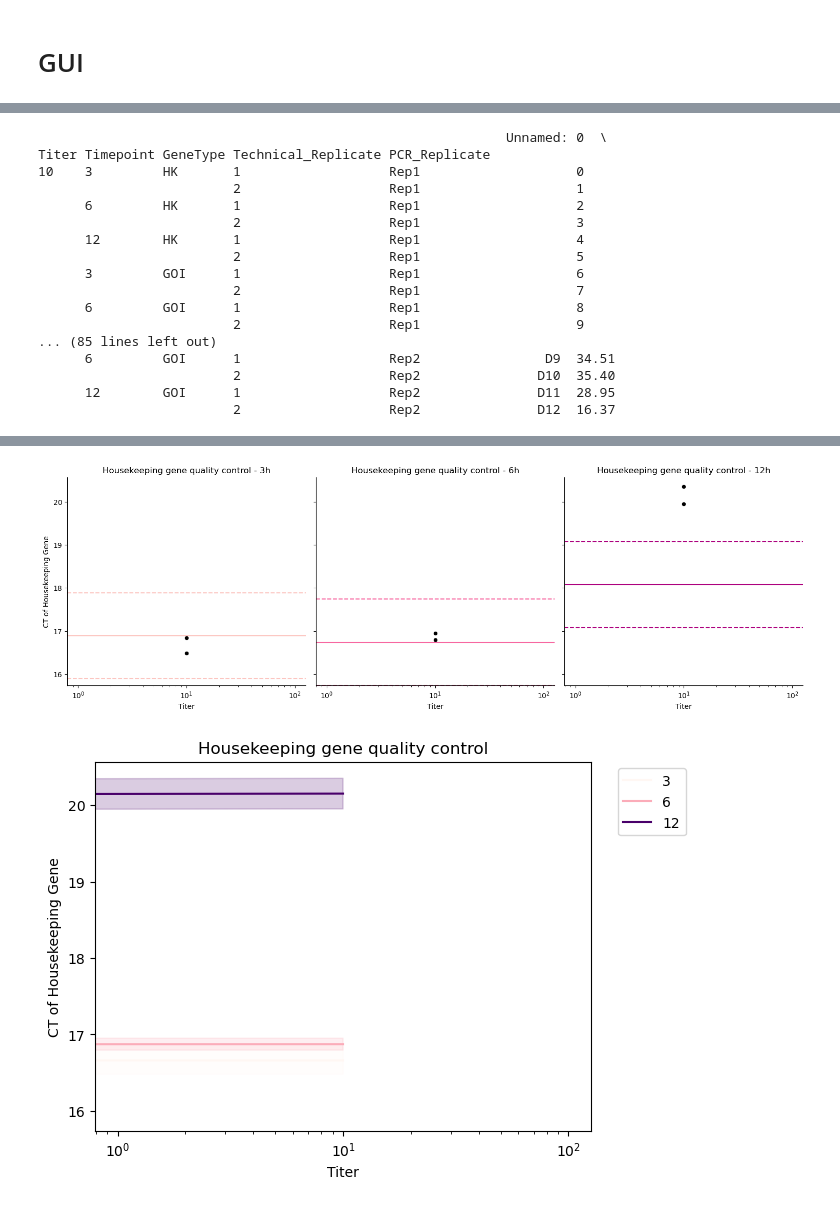
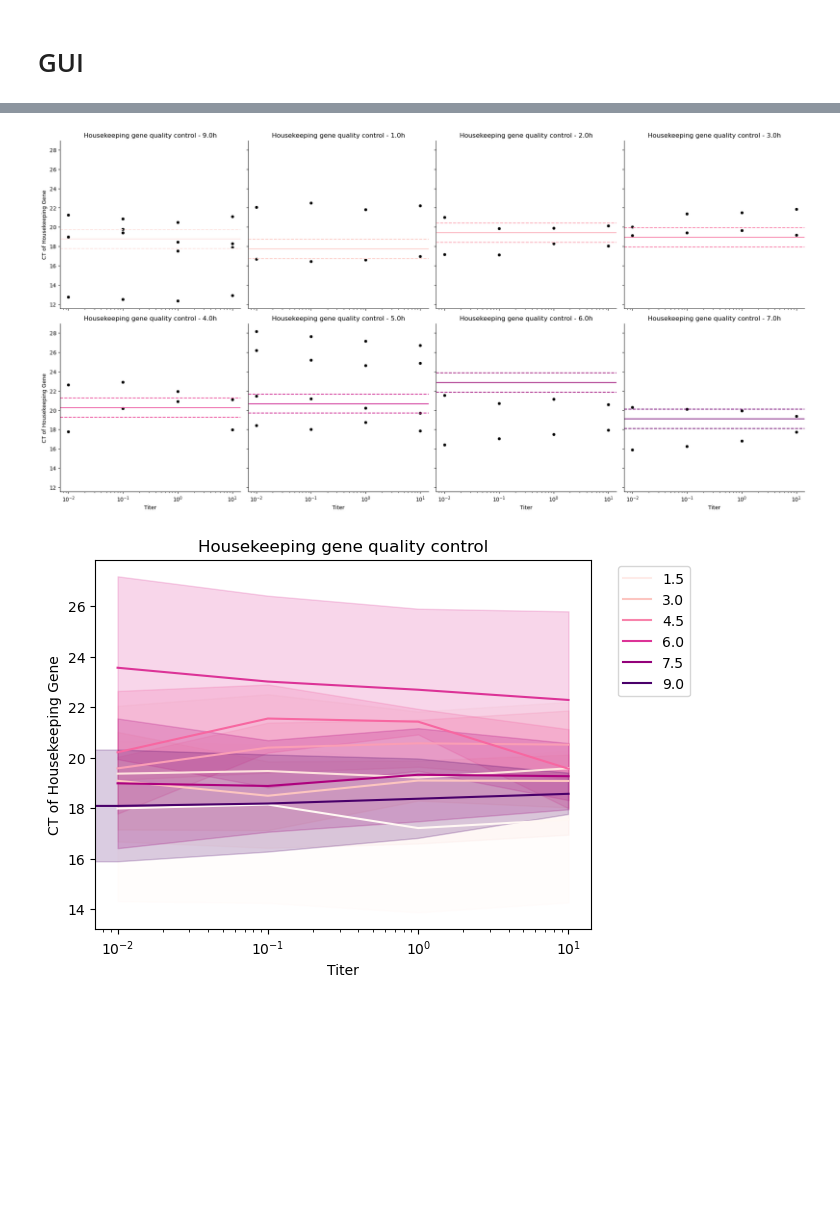
Before and after one commit to alexandrelanau/PCR_Analyser, a Jupyter notebook: PCR_Analyser.ipynb, the cells around one changed output, grey strips where cells are left out. Drawn from its saved outputs; the diff is of its cells as text; code cells hidden in the pictures; blank space fills up the shorter version.

```diff
--- a/PCR_Analyser.ipynb
+++ b/PCR_Analyser.ipynb
@@ -149,7 +167,7 @@ class PCR_Analyzer_GUI:
         self.button_browse_file.grid(row=0, column=2, padx=5, pady=5)
 
         # create dropdown menu for normalization method
-        self.norm_method_options = ["Average of UNT samples","Minimum value amoung UNT samples", "Minimum value among the averages of  all conditions for UNT samples "]
+        self.norm_method_options = ["Average of UNT samples","Minimum value amoung UNT samples", "Minimum value among the averages of all conditions for UNT samples"]
         self.norm_method_var = tk.StringVar()
         self.norm_method_dropdown = tk.OptionMenu(master, self.norm_method_var, *self.norm_method_options)
         self.norm_method_dropdown.grid(row=1, column=1, padx=5, pady=5)
@@ -179,11 +197,15 @@ class PCR_Analyzer_GUI:
 
 
         # run script with provided file path
-        pcr_data_raw = pd.read_csv(file_path).rename(columns={'Pos':'Tag','Cq':'CT'})
-        pcr_data = pcr_data_raw.dropna(axis=0, inplace=False).set_index(['Titer','Timepoint','GeneType','Technical_Replicate','PCR_Replicate'])
-        print(pcr_data)
+        pcr_data_raw = pd.read_pickle(file_path).stack(['Time']).to_frame('CT').droplevel(['Statistic','Sample_Type'])
+        pcr_data_raw = pcr_data_raw.reset_index('Titer')
+        pcr_data_raw['Titer']=pcr_data_raw['Titer'].astype(float)
+        pcr_data_raw=pcr_data_raw.set_index('Titer',append=True)
+        pcr_data = pcr_data_raw.dropna(axis=0, inplace=False)
+
         levels=pcr_data.reset_index(level='PCR_Replicate').index.names #--> when we get multi index labelling from platypus
         pcr_mean_data=pcr_data.groupby(by=levels).mean()
+
 
         # dCT
         goi_list=pcr_mean_data.index.get_level_values(level='GeneType').unique().drop('HK')
@@ -191,22 +213,19 @@ class PCR_Analyzer_GUI:
         for goi in goi_list:
             pcr_mean_2_data['dCT'] = pcr_mean_2_data['CT',goi] - pcr_mean_2_data['CT','HK']
 
-
         # ddCT
         # normalization option
         if normalizing_method=='global_minimal_value':
             DeltaCT_min=min(pcr_mean_2_data.query('Titer==0')['dCT'])
-        # else if normalizing_method=='condition_minimal_value':
-            # DeltaCT_min=min(
+        #else if normalizing_method=='condition_minimal_value':
+        #    DeltaCT_min=min(pcr_mean_2_data.groupby().mean['dCT'])
         else:
             DeltaCT_min=pcr_mean_2_data.query('Titer==0')['dCT'].mean() # baseline definition, could introduce several option, to be continued
-
         pcr_mean_2_data['ddCT']=pcr_mean_2_data['dCT']-DeltaCT_min
 
         # gene expression
         pcr_mean_2_data['GeneExpression']=2**(-pcr_mean_2_data['ddCT'])
-        pcr_mean_2_data.sort_values(['Titer','Timepoint'],inplace=True)
-
+        pcr_mean_2_data.sort_values(['Titer','Time'],inplace=True)
 
         # open file dialog box to select output file path
         output_path = filedialog.asksaveasfilename()
@@ -214,15 +233,15 @@ class PCR_Analyzer_GUI:
         # quality control plot
         a = sns.relplot(data=pcr_mean_2_data,
                 x="Titer",y=pcr_mean_2_data['CT','HK'],
-                col="Timepoint",
+                col="Time",
                 col_wrap=4,
                 kind='scatter',
                 color='k',
                 ci=0.95)
-        colors_list = sns.color_palette('RdPu',n_colors=len(pcr_mean_2_data.index.get_level_values(level='Timepoint').unique()))
-        params_list = pcr_mean_2_data.index.unique('Timepoint').tolist()
+        colors_list = sns.color_palette('RdPu',n_colors=len(pcr_mean_2_data.index.get_level_values(level='Time').unique()))
+        params_list = pcr_mean_2_data.index.unique('Time').tolist()
         for i,timepoint in enumerate(params_list):
-            timepointDf = pcr_mean_2_data.query("Timepoint == @timepoint")['CT','HK']
+            timepointDf = pcr_mean_2_data.query("Time == @timepoint")['CT','HK']
             mean_hk = np.mean(timepointDf)
             ax=a.axes.flat[i]
             ax.axhline(y=mean_hk,color=colors_list[i])
@@ -234,7 +253,7 @@ class PCR_Analyzer_GUI:
 
         plt.figure()
         fig_2 = sns.lineplot(data=pcr_mean_2_data,
-                 hue='Timepoint',
+                 hue='Time',
                  x='Titer',
                  y=pcr_mean_2_data['CT','HK'],
                  palette='RdPu')
@@ -257,17 +277,0 @@ root.mainloop()
-                                                            Unnamed: 0  \
-Titer Timepoint GeneType Technical_Replicate PCR_Replicate
-10    3         HK       1                   Rep1                    0
-                         2                   Rep1                    1
-      6         HK       1                   Rep1                    2
-                         2                   Rep1                    3
-      12        HK       1                   Rep1                    4
-                         2                   Rep1                    5
-      3         GOI      1                   Rep1                    6
-                         2                   Rep1                    7
-      6         GOI      1                   Rep1                    8
-                         2                   Rep1                    9
-... (85 lines left out)
-      6         GOI      1                   Rep2                D9  34.51
-                         2                   Rep2               D10  35.40
-      12        GOI      1                   Rep2               D11  28.95
-                         2                   Rep2               D12  16.37
@@ -275,2 +278,2 @@ Titer Timepoint GeneType Technical_Replicate PCR_Replicate
-[figure, old version]
+[figure, new version]
-[figure, old version]
+[figure, new version]
```
Also changed, not shown: parts of 3 cells of this notebook.
